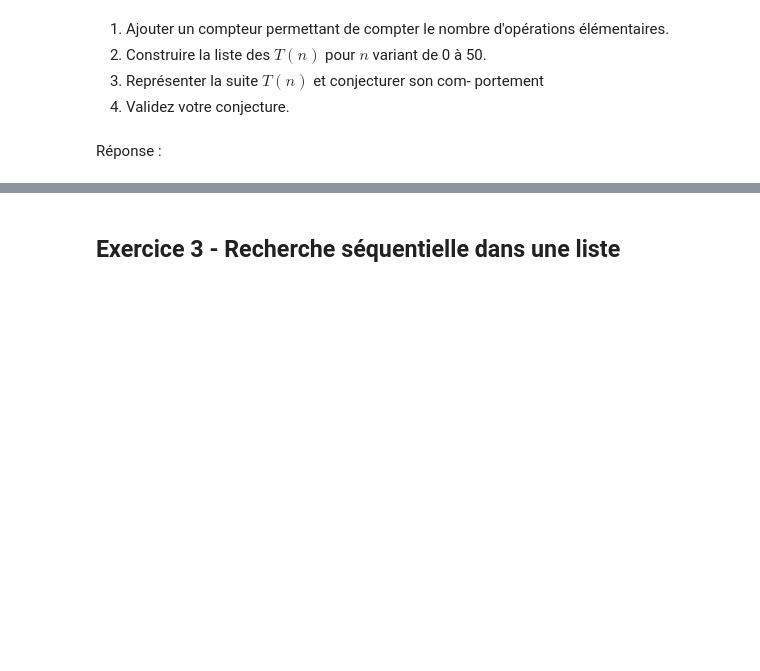
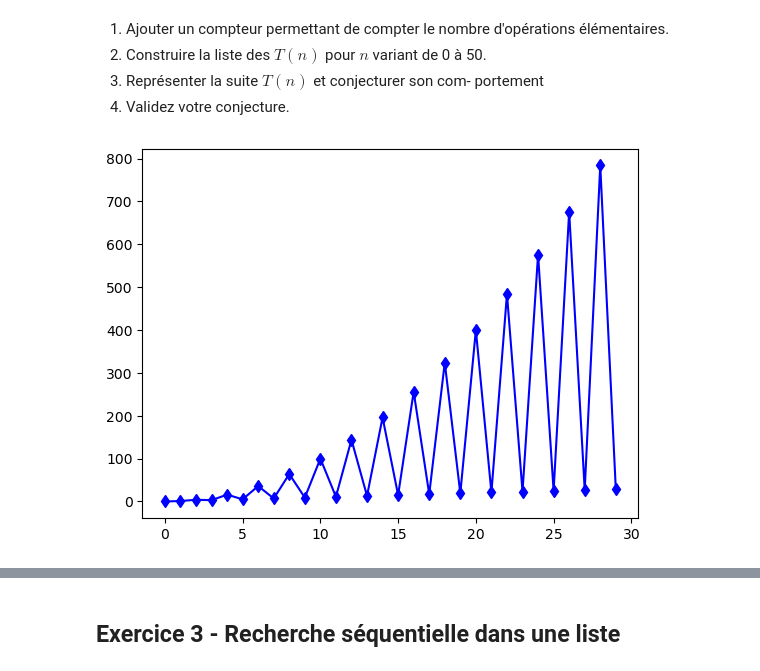
Before and after one commit to louismaillet/BUT1, a Jupyter notebook: Methode_Num/TP2_complexité.ipynb, the cells around one changed output, grey strips where cells are left out. Saved outputs shown, nothing was run; the diff lists cells and outputs as text; code cells hidden in the pictures; blank space fills up the shorter version.

```diff
--- a/Methode_Num/TP2_complexité.ipynb
+++ b/Methode_Num/TP2_complexité.ipynb
@@ -77,11 +77,34 @@ def A(n):
         else :
             res =3* res +1
     return res
+
+def A1(n):
+    res = 0
+    cpt = 0
+    for k in range(n):
+        if (n%2==0):
+            for i in range(n):
+                res=res+i
+                cpt+=1
+        else :
+            res =3* res +1
+            cpt+=1
+    return res,cpt
+
+def T1(n):
+    return A1(n)[1]
 # %% [markdown]
 1. Ajouter un compteur permettant de compter le nombre d'opérations élémentaires.
 2. Construire la liste des $T(n)$ pour $n$ variant de 0 à 50.
 3. Représenter la suite $T(n)$ et conjecturer son com-
 portement
 4. Validez votre conjecture.
-# %% [markdown]
-Réponse :
+# %%
+import matplotlib.pyplot as plt
+
+xn=range(30)
+tn=[T1(n) for n in xn]
+plt.plot(xn,tn,'db-')
+plt.show()
+# %% [output]
+[figure, added]
```
Also changed, not shown: parts of 9 cells of this notebook.
